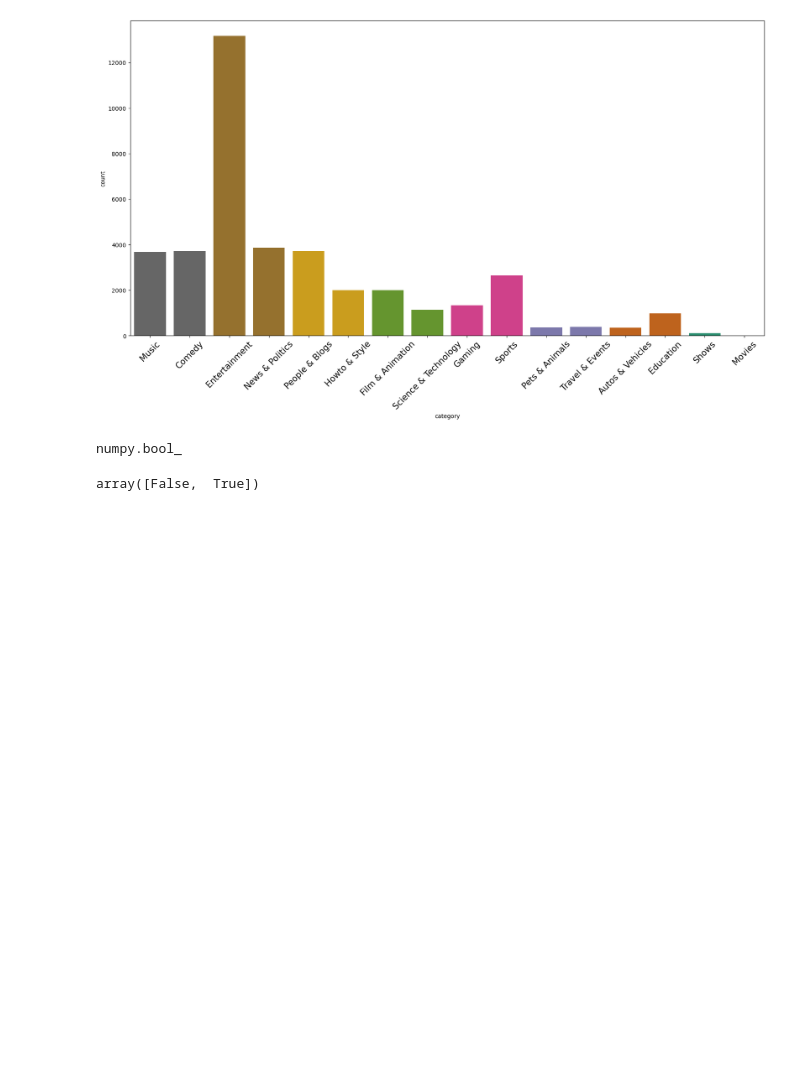
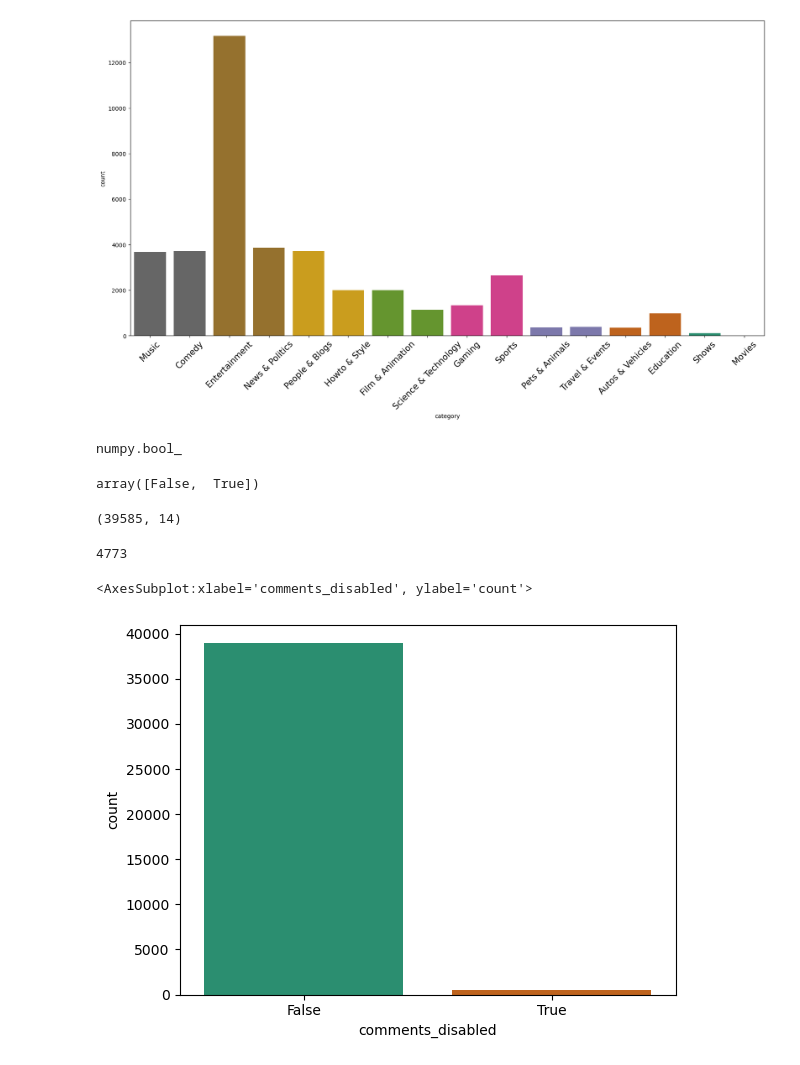
Before and after one commit to mylo-eb/Youtube_Analysis, a Jupyter notebook: code.ipynb, the cells around one changed output. Drawn from its saved outputs; the diff is of its cells as text; code cells hidden in the pictures; blank space fills up the shorter version.

Commit message:
visualization is done

```diff
--- a/code.ipynb
+++ b/code.ipynb
@@ -204,3 +204,16 @@ numpy.bool_
 df['comments_disabled'].unique()
 # %% [output]
 array([False,  True])
+# %%
+df.shape
+# %% [output]
+(39585, 14)
+# %%
+df['channel_title'].nunique()
+# %% [output]
+4773
+# %%
+sns.countplot(x = 'comments_disabled', data = df)
+# %% [output]
+<AxesSubplot:xlabel='comments_disabled', ylabel='count'>
+[figure, added]
```
Also changed, not shown: parts of 40 cells of this notebook.
